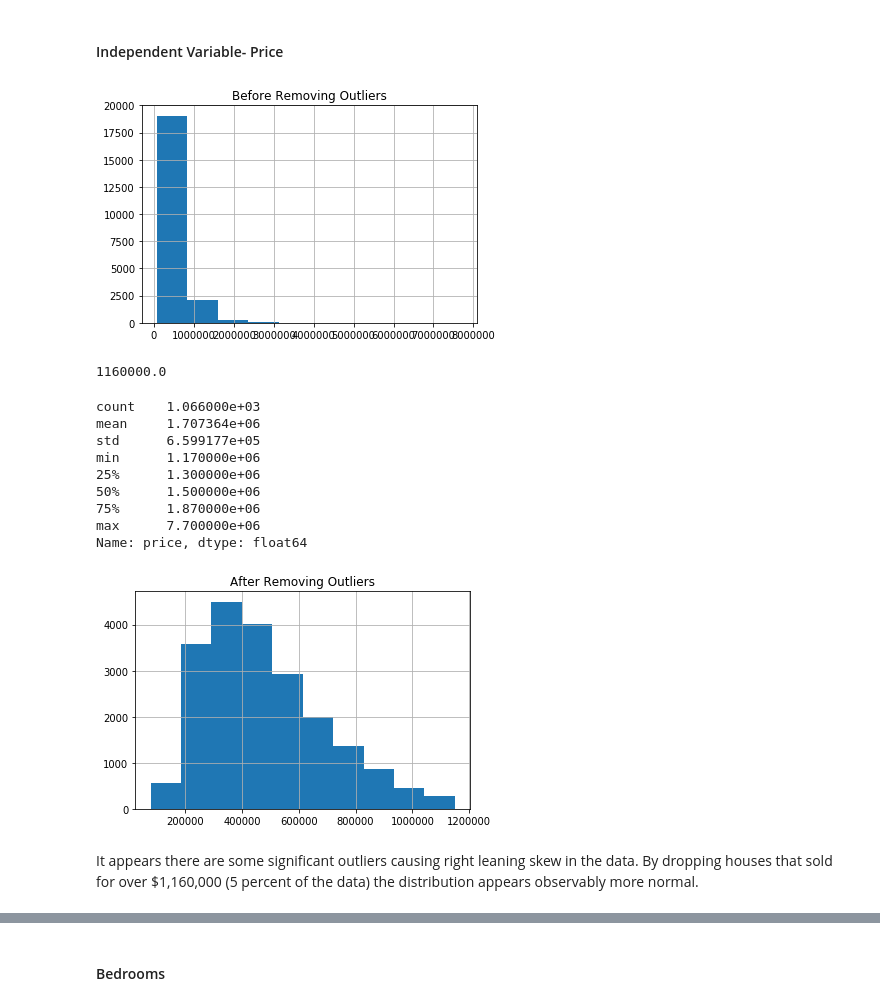
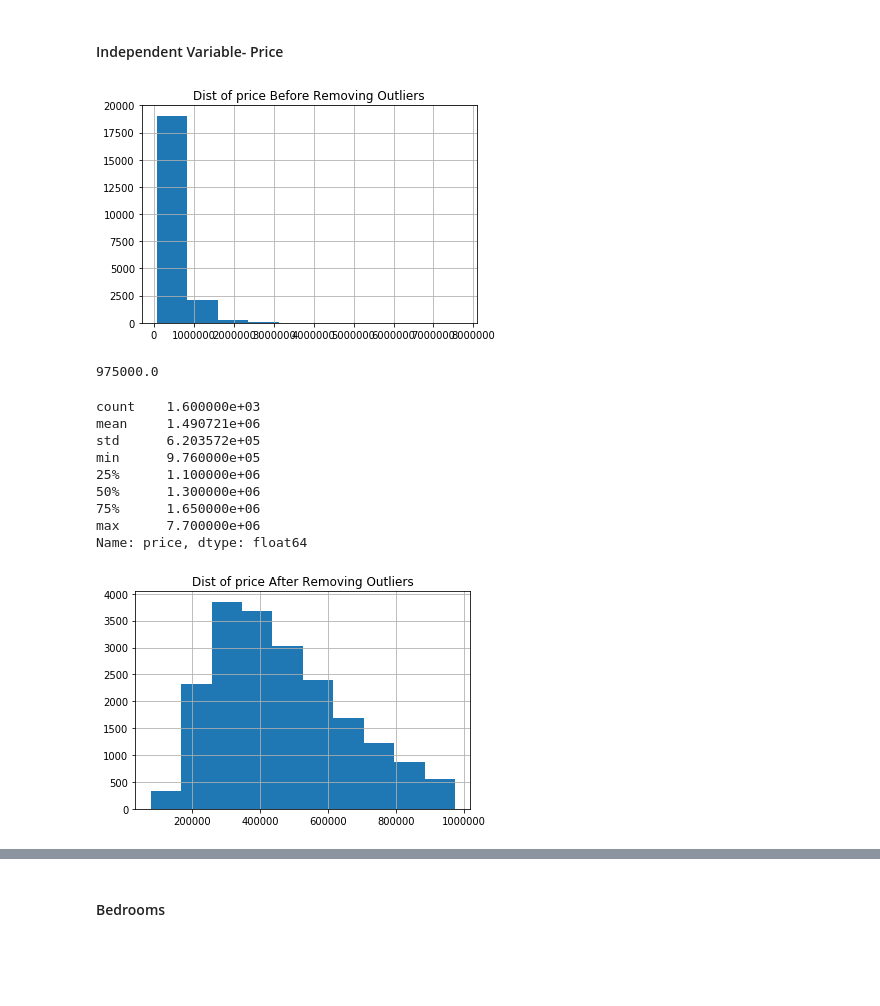
Before and after one commit to shsobieski/Housing-Valuation-Tool, a Jupyter notebook: ProjectNotebook.ipynb, the cells around one changed output, grey strips where cells are left out. Cells and saved outputs as stored; diff of their text form; code cells hidden in the pictures; blank space fills up the shorter version.

```diff
--- a/ProjectNotebook.ipynb
+++ b/ProjectNotebook.ipynb
@@ -85,31 +87,29 @@ Additionally, there are several binomial distributions that should be converted
 # %% [markdown]
 #### Independent Variable- Price
 # %%
-plt.title('Before Removing Outliers')
+plt.title('Dist of price Before Removing Outliers')
 data['price'].hist();
 # %% [output]
-[figure, old version]
+[figure, new version]
 # %%
-cutoff = data['price'].quantile(.95)
-cutoff
+price_cutoff = data['price'].quantile(.925)
+price_cutoff
 # %% [output]
-1160000.0
+975000.0
 # %%
-data[data['price']>cutoff]['price'].describe()
+data[data['price']>price_cutoff]['price'].describe()
 # %% [output]
-count    1.066000e+03
-mean     1.707364e+06
-std      6.599177e+05
-min      1.170000e+06
-25%      1.300000e+06
-50%      1.500000e+06
-75%      1.870000e+06
+count    1.600000e+03
+mean     1.490721e+06
+std      6.203572e+05
+min      9.760000e+05
+25%      1.100000e+06
+50%      1.300000e+06
+75%      1.650000e+06
 max      7.700000e+06
 Name: price, dtype: float64
 # %%
-plt.title('After Removing Outliers')
-data[data['price']<cutoff]['price'].hist();
+plt.title('Dist of price After Removing Outliers')
+data[data['price']<price_cutoff]['price'].hist();
 # %% [output]
-[figure, old version]
+[figure, new version]
-# %% [markdown]
-It appears there are some significant outliers causing right leaning skew in the data. By dropping houses that sold for over $1,160,000 (5 percent of the data) the distribution appears observably more normal.
```
Also changed, not shown: parts of 131 cells of this notebook, 1 other file.
